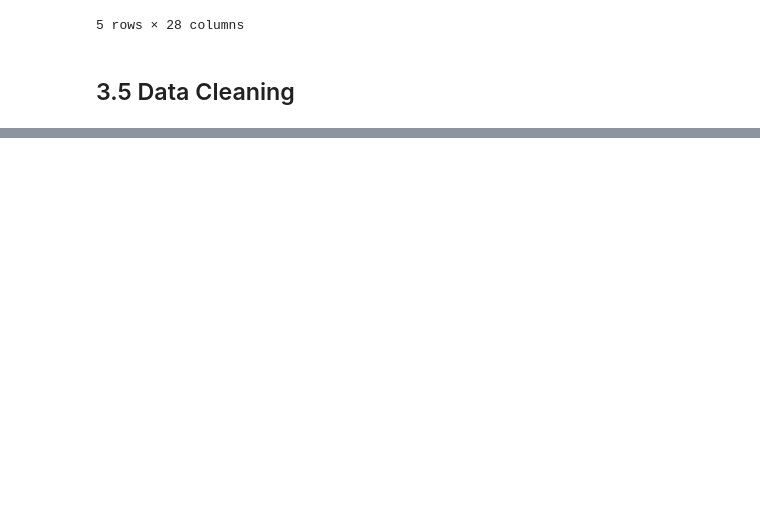
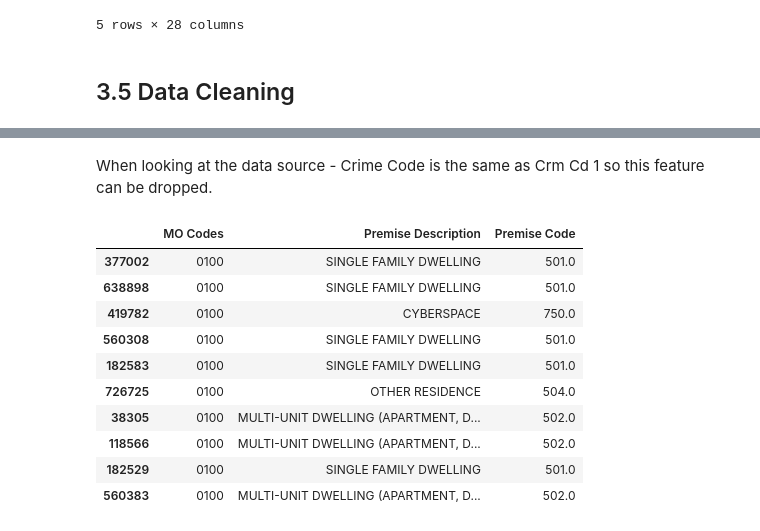
Before and after one commit to OCD0505/Springboard-Capstone-Project-Two, a Jupyter notebook: notebooks/3.0-faa-pre-processing-and-training-data-development.ipynb, the cells around one changed output, grey strips where cells are left out. Drawn from its saved outputs; the diff is of its cells as text; code cells hidden in the pictures; blank space fills up the shorter version.

```diff
--- a/notebooks/3.0-faa-pre-processing-and-training-data-development.ipynb
+++ b/notebooks/3.0-faa-pre-processing-and-training-data-development.ipynb
@@ -284,0 +127,8 @@ encoded_crimedf_1.head()
+# %%
+# dropping columns with the majority of information missing
+
+crimedf.drop(columns=["Crm Cd 4",
+"Crm Cd 3",
+"Crm Cd 2",
+"Weapon Desc",
+"Weapon Used Cd"], inplace=True)
@@ -284,0 +169,3 @@ encoded_crimedf_1.head()
+# %%
+# dropping column
+crimedf.drop(columns=["Cross Street","Status"], inplace=True)
@@ -284,0 +183,3 @@ encoded_crimedf_1.head()
+# %%
+# Fill missing values with 'UNK' as that is a option for a label
+crimedf["Status Desc"].fillna("UNK", inplace=True)
@@ -284,0 +204,21 @@ encoded_crimedf_1.head()
+# %% [markdown]
+When looking at the data source - Crime Code is the same as Crm Cd 1 so this feature can be dropped.
+# %%
+# dropping Crm Cd 1
+crimedf.drop(columns="Crm Cd 1", inplace=True)
+# %%
+# Finally -> MO Codes, Premise Description, and Premise Code
+crimedf.loc[:,["MO Codes", "Premise Description", "Premise Code"]].\
+sort_values(by="MO Codes").head(10)
+# %% [output]
+|  | MO Codes | Premise Description | Premise Code |
+| 377002 | 0100 | SINGLE FAMILY DWELLING | 501.0 |
+| 638898 | 0100 | SINGLE FAMILY DWELLING | 501.0 |
+| 419782 | 0100 | CYBERSPACE | 750.0 |
+| 560308 | 0100 | SINGLE FAMILY DWELLING | 501.0 |
+| 182583 | 0100 | SINGLE FAMILY DWELLING | 501.0 |
+| 726725 | 0100 | OTHER RESIDENCE | 504.0 |
+| 38305 | 0100 | MULTI-UNIT DWELLING (APARTMENT, D... | 502.0 |
+| 118566 | 0100 | MULTI-UNIT DWELLING (APARTMENT, D... | 502.0 |
+| 182529 | 0100 | SINGLE FAMILY DWELLING | 501.0 |
+| 560383 | 0100 | MULTI-UNIT DWELLING (APARTMENT, D... | 502.0 |
```
Also changed, not shown: parts of 104 cells of this notebook.
